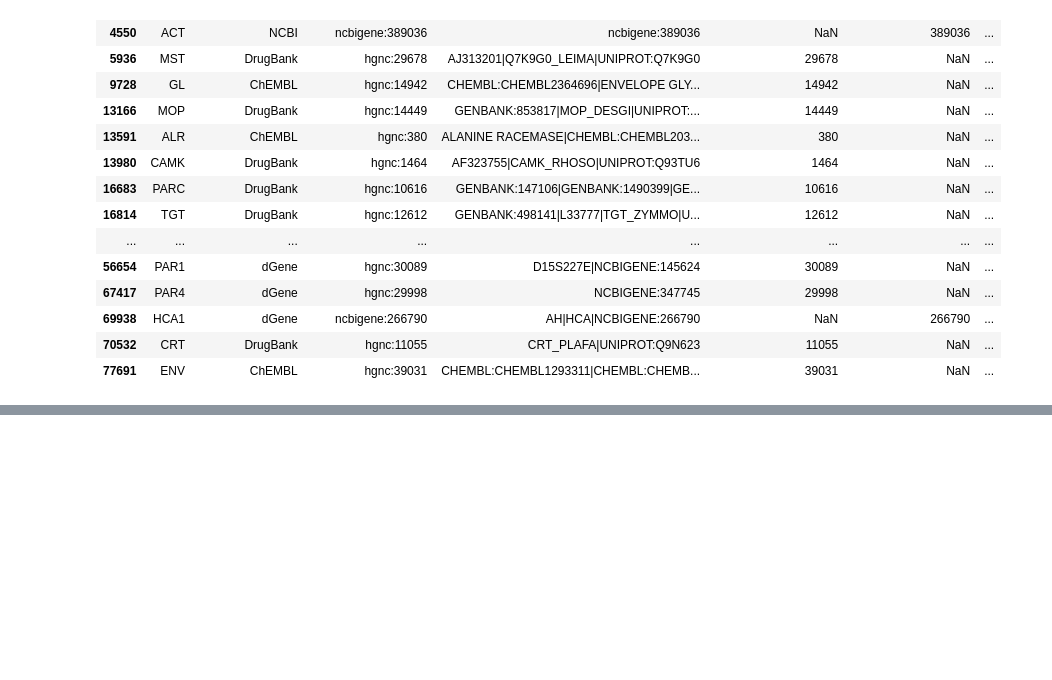
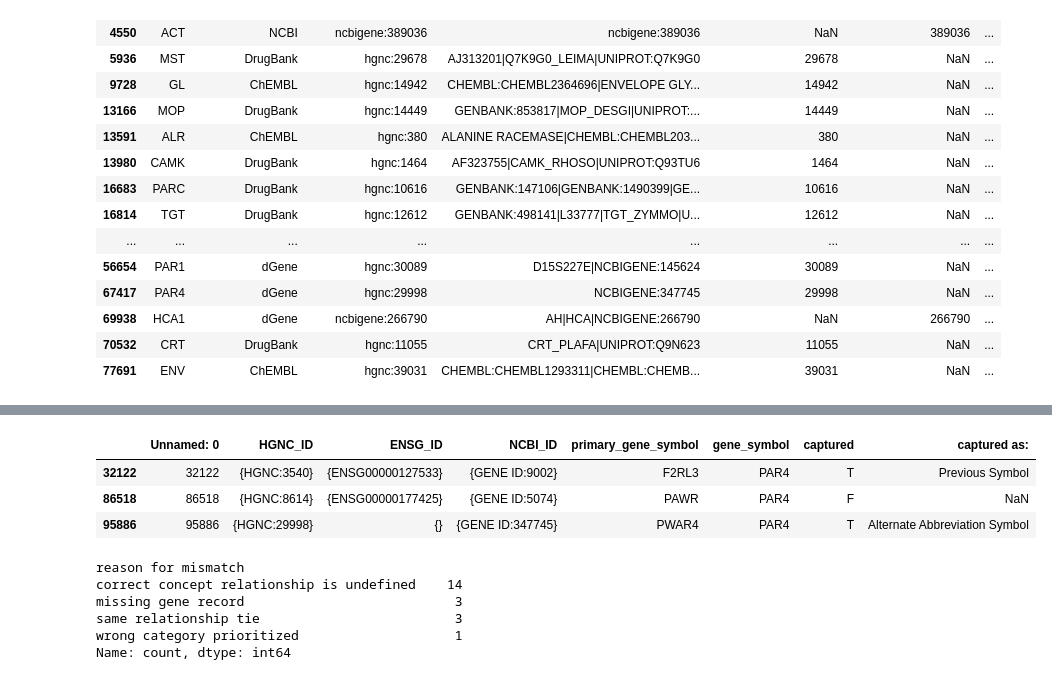
Before and after one commit to cancervariants/gene-harmony-analysis, a Jupyter notebook: analysis/ranked_category_resolver/ranked_category_resolver.ipynb, the cells around one changed output, grey strips where cells are left out. Drawn from its saved outputs; the diff is of its cells as text; code cells hidden in the pictures; blank space fills up the shorter version.

Commit message:
cleaned up notebook and added manually annotated reasons for failure

```diff
--- a/analysis/ranked_category_resolver/ranked_category_resolver.ipynb
+++ b/analysis/ranked_category_resolver/ranked_category_resolver.ipynb
@@ -423,0 +333,9 @@ capture_df[capture_df["gene_symbol"] == "KRAS"]
+# %%
+capture_df[
+    capture_df["gene_symbol"].str.upper() == "PAR4"
+]
+# %% [output]
+|  | Unnamed: 0 | HGNC_ID | ENSG_ID | NCBI_ID | primary_gene_symbol | gene_symbol | captured | captured as: |
+| 32122 | 32122 | {HGNC:3540} | {ENSG00000127533} | {GENE ID:9002} | F2RL3 | PAR4 | T | Previous Symbol |
+| 86518 | 86518 | {HGNC:8614} | {ENSG00000177425} | {GENE ID:5074} | PAWR | PAR4 | F | NaN |
+| 95886 | 95886 | {HGNC:29998} | {} | {GENE ID:347745} | PWAR4 | PAR4 | T | Alternate Abbreviation Symbol |
@@ -423,0 +347,10 @@ capture_df[capture_df["gene_symbol"] == "KRAS"]
+# %%
+manually_annotated_resons_mismatched_ambiguous_dgidb_genes_with_identifiers_df = pd.read_csv("output/manually_annotated_resons_mismatched_ambiguous_dgidb_genes_with_identifiers_df.csv")
+manually_annotated_resons_mismatched_ambiguous_dgidb_genes_with_identifiers_df["reason for mismatch"].value_counts()
+# %% [output]
+reason for mismatch
+correct concept relationship is undefined    14
+missing gene record                           3
+same relationship tie                         3
+wrong category prioritized                    1
+Name: count, dtype: int64
```
Also changed, not shown: parts of 33 cells of this notebook, 3 other files.
